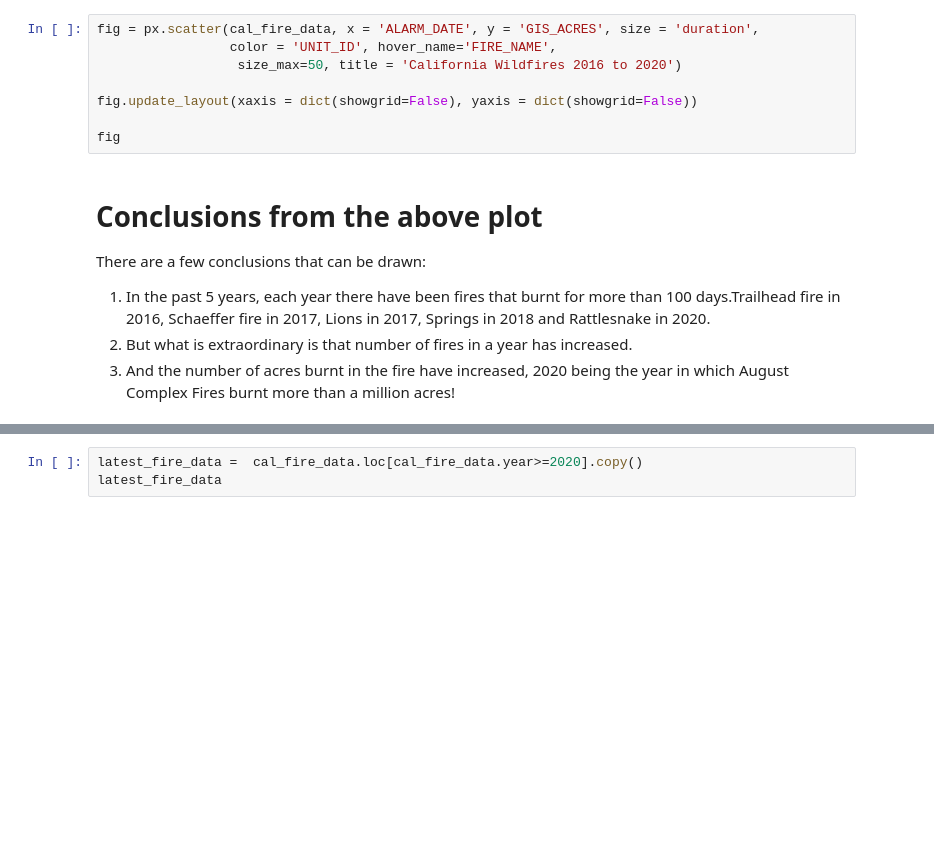
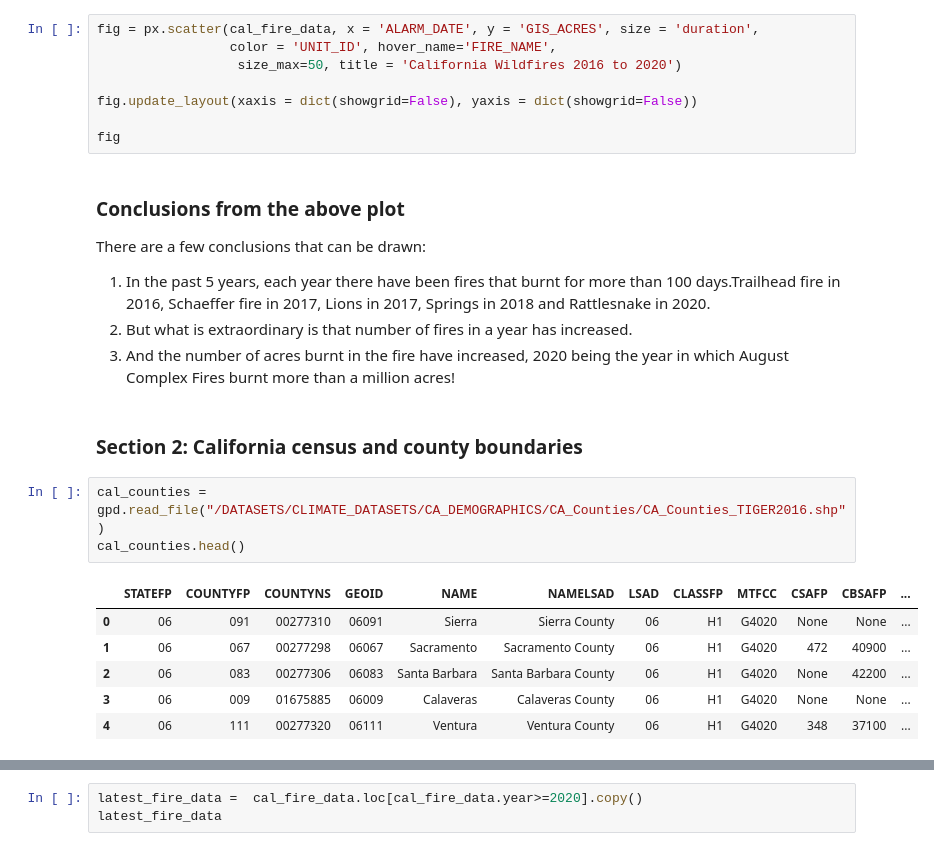
Before and after one commit to shivavsrivastava/AQIIndexDuringAndAfterFire, a Jupyter notebook: AQIIndex.ipynb, the cells around one changed output, grey strips where cells are left out. Cells and saved outputs as stored; diff of their text form; blank space fills up the shorter version.

Commit message:
Added CA demographics and population data

```diff
--- a/AQIIndex.ipynb
+++ b/AQIIndex.ipynb
@@ -110,8 +111,20 @@ fig.update_layout(xaxis = dict(showgrid=False), yaxis = dict(showgrid=False))
 
 fig
 # %% [markdown]
-# Conclusions from the above plot
+### Conclusions from the above plot
 There are a few conclusions that can be drawn:
 1. In the past 5 years, each year there have been fires that burnt for more than 100 days.Trailhead fire in 2016, Schaeffer fire in 2017, Lions in 2017, Springs in 2018 and Rattlesnake in 2020.
 2. But what is extraordinary is that number of fires in a year has increased.
 3. And the number of acres burnt in the fire have increased, 2020 being the year in which August Complex Fires burnt more than a million acres!
+# %% [markdown]
+### Section 2: California census and county boundaries
+# %%
+cal_counties = gpd.read_file("/DATASETS/CLIMATE_DATASETS/CA_DEMOGRAPHICS/CA_Counties/CA_Counties_TIGER2016.shp")
+cal_counties.head()
+# %% [output]
+|  | STATEFP | COUNTYFP | COUNTYNS | GEOID | NAME | NAMELSAD | LSAD | CLASSFP | MTFCC | CSAFP | CBSAFP | ... |
+| 0 | 06 | 091 | 00277310 | 06091 | Sierra | Sierra County | 06 | H1 | G4020 | None | None | ... |
+| 1 | 06 | 067 | 00277298 | 06067 | Sacramento | Sacramento County | 06 | H1 | G4020 | 472 | 40900 | ... |
+| 2 | 06 | 083 | 00277306 | 06083 | Santa Barbara | Santa Barbara County | 06 | H1 | G4020 | None | 42200 | ... |
+| 3 | 06 | 009 | 01675885 | 06009 | Calaveras | Calaveras County | 06 | H1 | G4020 | None | None | ... |
+| 4 | 06 | 111 | 00277320 | 06111 | Ventura | Ventura County | 06 | H1 | G4020 | 348 | 37100 | ... |
```
Also changed, not shown: parts of 7 cells of this notebook.
